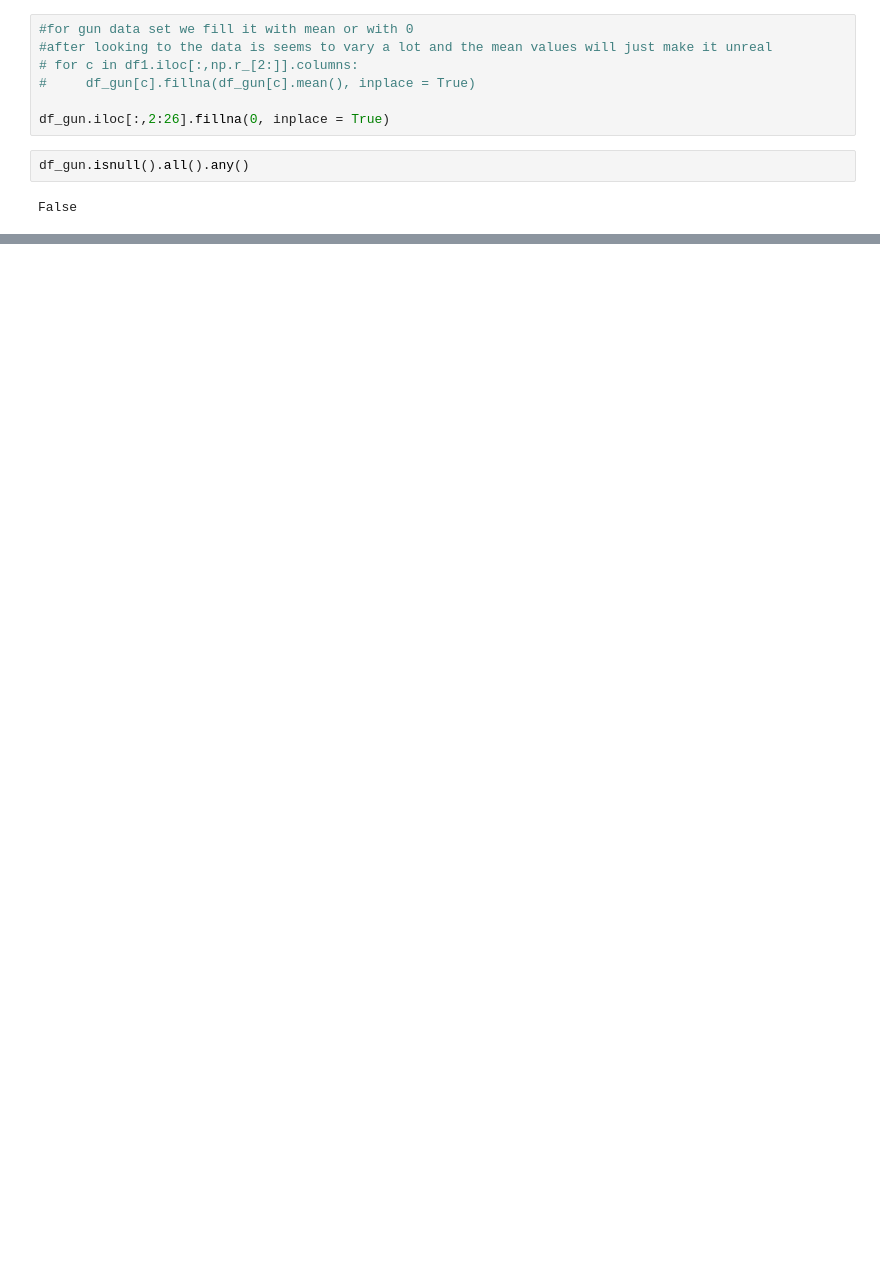
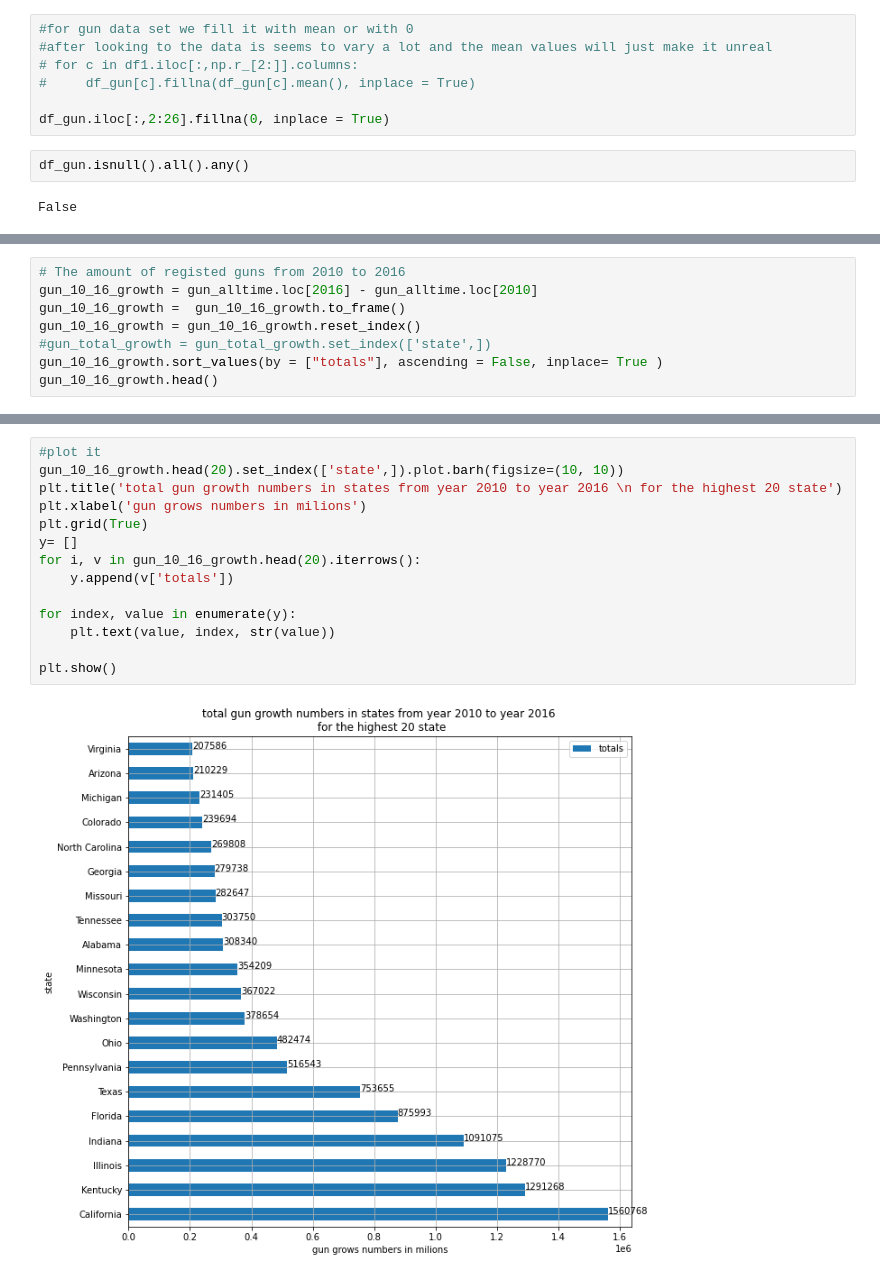
Before and after one commit to Ibn-mohey/Udacity-Advanced-Data-Analysis-Nanodegree-Program, a Jupyter notebook: investigate-a-dataset-template.ipynb, the cells around one changed output, grey strips where cells are left out. Cells and saved outputs as stored; diff of their text form; blank space fills up the shorter version.

```diff
--- a/investigate-a-dataset-template.ipynb
+++ b/investigate-a-dataset-template.ipynb
@@ -467,0 +743,8 @@ False
+# %%
+# The amount of registed guns from 2010 to 2016
+gun_10_16_growth = gun_alltime.loc[2016] - gun_alltime.loc[2010]
+gun_10_16_growth =  gun_10_16_growth.to_frame()
+gun_10_16_growth = gun_10_16_growth.reset_index()
+#gun_total_growth = gun_total_growth.set_index(['state',])
+gun_10_16_growth.sort_values(by = ["totals"], ascending = False, inplace= True )
+gun_10_16_growth.head()
@@ -467,0 +758,16 @@ False
+# %%
+#plot it
+gun_10_16_growth.head(20).set_index(['state',]).plot.barh(figsize=(10, 10))
+plt.title('total gun growth numbers in states from year 2010 to year 2016 \n for the highest 20 state')
+plt.xlabel('gun grows numbers in milions')
+plt.grid(True)
+y= []
+for i, v in gun_10_16_growth.head(20).iterrows():
+    y.append(v['totals'])
+
+for index, value in enumerate(y):
+    plt.text(value, index, str(value))
+
+plt.show()
+# %% [output]
+[figure, added]
```
Also changed, not shown: parts of 61 cells of this notebook.
